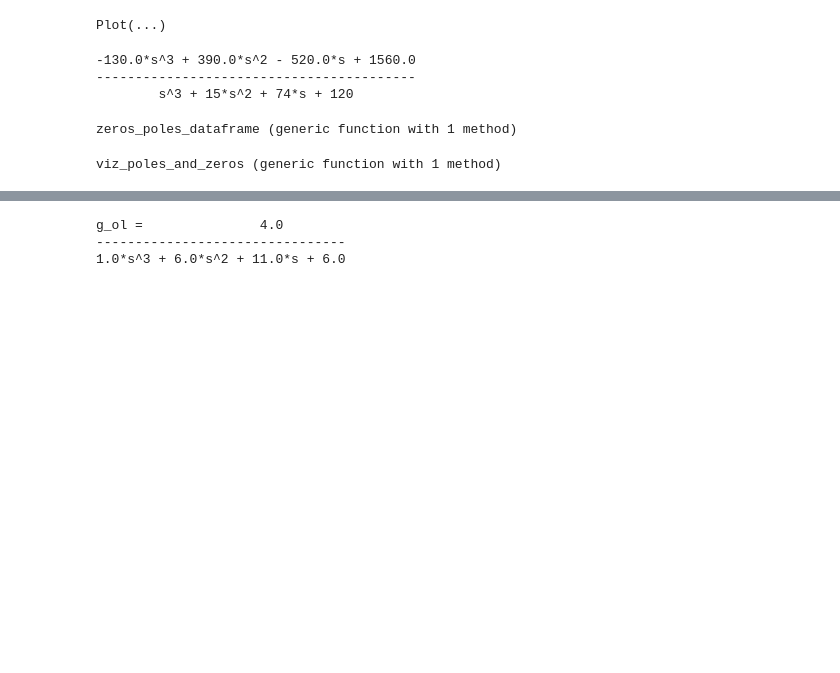
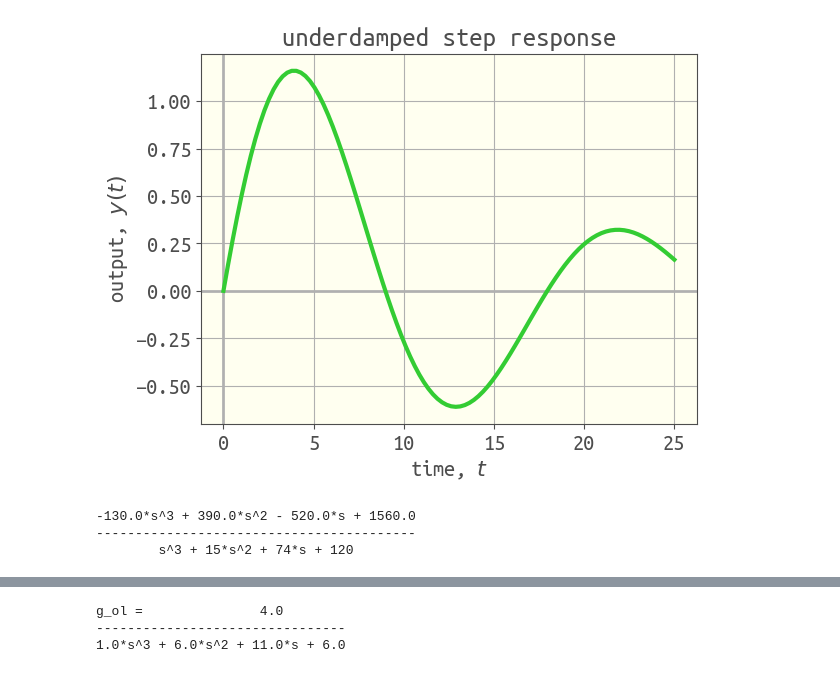
Before and after one commit to SimonEnsemble/Controlz.jl, a Jupyter notebook: src/development.ipynb, the cells around one changed output, grey strips where cells are left out. Cells and saved outputs as stored; diff of their text form; code cells hidden in the pictures; blank space fills up the shorter version.

Commit message:
viz functions integrated

```diff
--- a/src/development.ipynb
+++ b/src/development.ipynb
@@ -28,61 +1,31 @@ set_default_plot_size(7inch, 5inch)
+# %%
+using Polynomials
+push!(LOAD_PATH, pwd())
+using Controlz
+using Test
+using DifferentialEquations
+using Logging
+using DataFrames
+using LaTeXStrings
+using PyPlot
+PyPlot.matplotlib.style.use("hipster.mplstyle")
 # %%
 ##
 # second order, underdamped
 K = 4.3
 τ = 2.8
 ξ = 0.2
 g = K / (τ ^ 2 * s ^ 2 + 2 * τ * ξ * s + 1)
 # impulse response
 t, y = simulate(g, (0.0, 25.0))
 
-function viz_response(t::Array{Float64}, y::Array{Float64}; title::String="")
-    return plot(x=t, y=y, Geom.line,
-        Guide.xlabel("time, t"),
-        Guide.ylabel("output, y(t)"),
-        Guide.title(title)
-    )
-end
-
-viz_response(t, y, title="underdamped step response")
+viz_response(t, y, plot_title="underdamped step response")
 # %% [output]
-Plot(...)
+[figure, added]
 # %%
 g = zeros_poles_gain([2*im, -2*im, 3], [-4, -5, -6], 13.0)
 # %% [output]
 -130.0*s^3 + 390.0*s^2 - 520.0*s + 1560.0
 -----------------------------------------
         s^3 + 15*s^2 + 74*s + 120
-# %%
-function zeros_poles_dataframe(tf::TransferFunction)
-    z, p, k = zeros_poles_gain(tf)
-
-    df = DataFrame(re=Float64[], im=Float64[], pole_or_zero=String[])
-    # load zeros
-    for z_i in z
-        push!(df, [real(z_i), imag(z_i), "zero"])
-    end
-    # load poles
-    for p_i in p
-        push!(df, [real(p_i), imag(p_i), "pole"])
-    end
-    sort!(df, :pole_or_zero) # necessary for label to be right in Gadfly
-    return df
-end
-# %% [output]
-zeros_poles_dataframe (generic function with 1 method)
-# %%
-function viz_poles_and_zeros(tf::TransferFunction; coords_fixed::Bool=true)
-    df = zeros_poles_dataframe(tf)
-
-    return plot(layer(df, x=:re, y=:im, shape=:pole_or_zero, color=:pole_or_zero, hipster_theme),
-        Guide.shapekey(title="", labels=sort(unique(df[:, :pole_or_zero]))),
-        discrete_colorz,
-        Guide.xlabel("Re"),
-        Guide.ylabel("Im"),
-        draw_origin...,
-        Coord.Cartesian(fixed=coords_fixed)
-    )
-end
-# %% [output]
-viz_poles_and_zeros (generic function with 1 method)
 # %%
```
Also changed, not shown: parts of 7 cells of this notebook, 4 other files.
